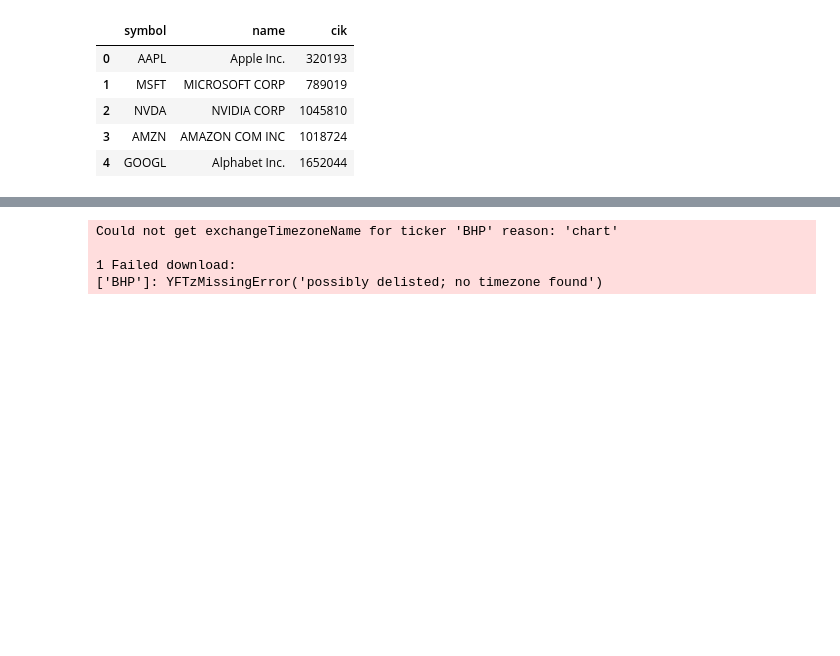
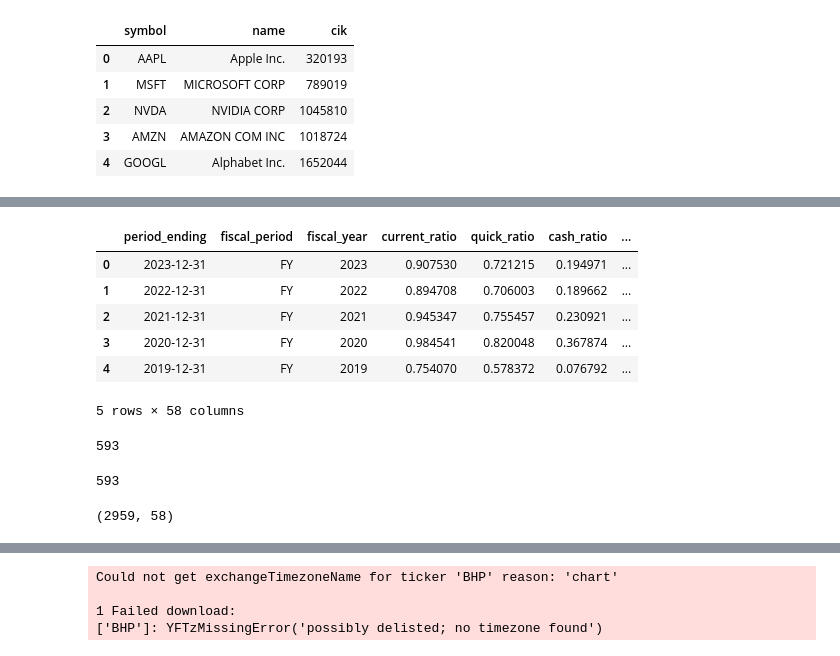
Before and after one commit to Gonzalo-Caro/Practicas-ML-NN, a Jupyter notebook: 1.Models/3.OpenBB.ipynb, the cells around one changed output, grey strips where cells are left out. Saved outputs shown, nothing was run; the diff lists cells and outputs as text; code cells hidden in the pictures; blank space fills up the shorter version.

```diff
--- a/1.Models/3.OpenBB.ipynb
+++ b/1.Models/3.OpenBB.ipynb
@@ -121 +122,21 @@ Index(['period_ending', 'fiscal_period', 'fiscal_year', 'current_ratio',
       dtype='object')
+# %%
+df = pd.read_csv("data/stocks_ratios.csv")
+
+ratio_df = ratio_df[df.columns]
+# %%
+ratio_df = ratio_df[~ratio_df['Stock'].isin(df['Stock'])]
+
+ratio_df.head()
+# %% [output]
+|  | period_ending | fiscal_period | fiscal_year | current_ratio | quick_ratio | cash_ratio | ... |
+| 0 | 2023-12-31 | FY | 2023 | 0.907530 | 0.721215 | 0.194971 | ... |
+| 1 | 2022-12-31 | FY | 2022 | 0.894708 | 0.706003 | 0.189662 | ... |
+| 2 | 2021-12-31 | FY | 2021 | 0.945347 | 0.755457 | 0.230921 | ... |
+| 3 | 2020-12-31 | FY | 2020 | 0.984541 | 0.820048 | 0.367874 | ... |
+| 4 | 2019-12-31 | FY | 2019 | 0.754070 | 0.578372 | 0.076792 | ... |
+5 rows × 58 columns
+# %%
+print(len(df['Stock'].unique()) + len(ratio_df['Stock'].unique()))
+# %% [output]
+593
@@ -121,0 +145,8 @@ Index(['period_ending', 'fiscal_period', 'fiscal_year', 'current_ratio',
+# %%
+len(updated_df['Stock'].unique())
+# %% [output]
+593
+# %%
+updated_df.shape
+# %% [output]
+(2959, 58)
```
Also changed, not shown: parts of 10 cells of this notebook, 3 other files.
